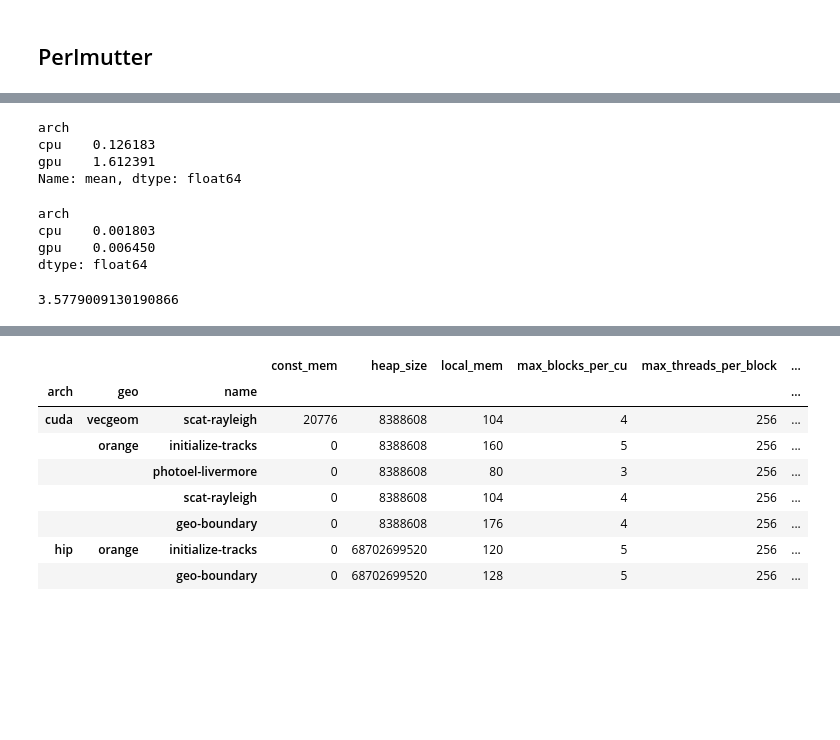
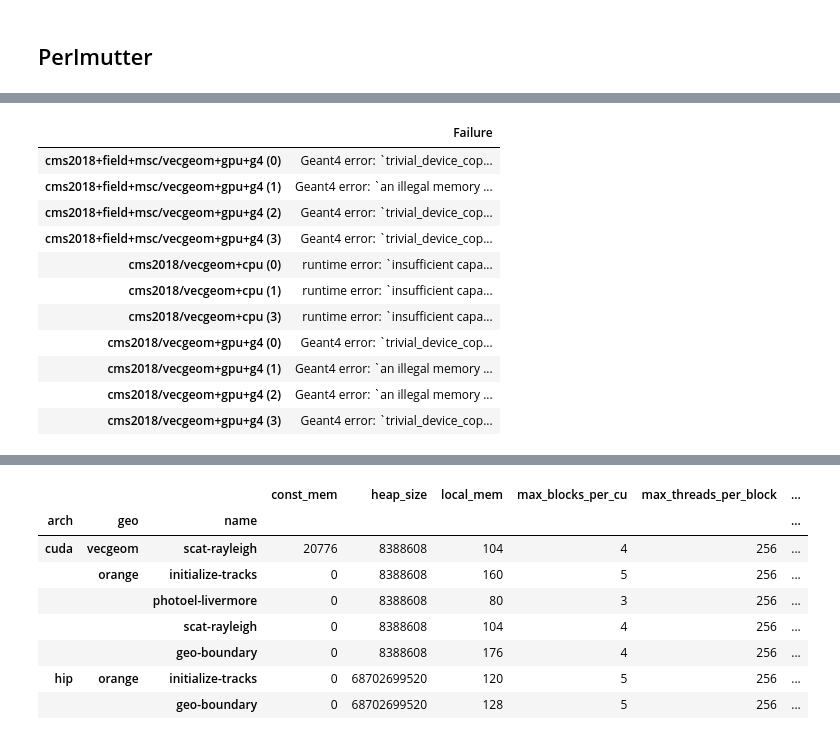
Before and after one commit to celeritas-project/regression, a Jupyter notebook: analysis.ipynb, the cells around one changed output, grey strips where cells are left out. Cells and saved outputs as stored; diff of their text form; code cells hidden in the pictures; blank space fills up the shorter version.

```diff
--- a/analysis.ipynb
+++ b/analysis.ipynb
@@ -171,11 +126,20 @@ Analysis for Celeritas v0.4.0-7+8d085a63f on perlmutter
+# %%
+ftab = analyze.make_failure_table(perlmutter.failures())
+ftab.to_frame()
+# %% [output]
+|  | Failure |
+| cms2018+field+msc/vecgeom+gpu+g4 (0) | Geant4 error: `trivial_device_cop... |
+| cms2018+field+msc/vecgeom+gpu+g4 (1) | Geant4 error: `an illegal memory ... |
+| cms2018+field+msc/vecgeom+gpu+g4 (2) | Geant4 error: `trivial_device_cop... |
+| cms2018+field+msc/vecgeom+gpu+g4 (3) | Geant4 error: `trivial_device_cop... |
+| cms2018/vecgeom+cpu (0) | runtime error: `insufficient capa... |
+| cms2018/vecgeom+cpu (1) | runtime error: `insufficient capa... |
+| cms2018/vecgeom+cpu (3) | runtime error: `insufficient capa... |
+| cms2018/vecgeom+gpu+g4 (0) | Geant4 error: `trivial_device_cop... |
+| cms2018/vecgeom+gpu+g4 (1) | Geant4 error: `an illegal memory ... |
+| cms2018/vecgeom+gpu+g4 (2) | Geant4 error: `an illegal memory ... |
+| cms2018/vecgeom+gpu+g4 (3) | Geant4 error: `trivial_device_cop... |
 # %%
 testem3 = perlmutter.result.xs('testem3-flat+field+msc', level='problem').xs('orange', level='geo')
 event_per_sec = testem3['avg_event_per_time'].unstack('arch').describe().loc['mean']
 del event_per_sec['gpu+sync']
-# %%
-event_per_sec
-# %% [output]
-arch
-cpu    0.126183
-gpu    1.612391
-Name: mean, dtype: float64
@@ -189,11 +145,0 @@ event_per_joule = event_per_sec / watt_per_job
-# %%
-event_per_joule
-# %% [output]
-arch
-cpu    0.001803
-gpu    0.006450
-dtype: float64
-# %%
-event_per_joule['gpu'] / event_per_joule['cpu']
-# %% [output]
-3.5779009130190866
```
Also changed, not shown: parts of 20 cells of this notebook, 6 other files.
